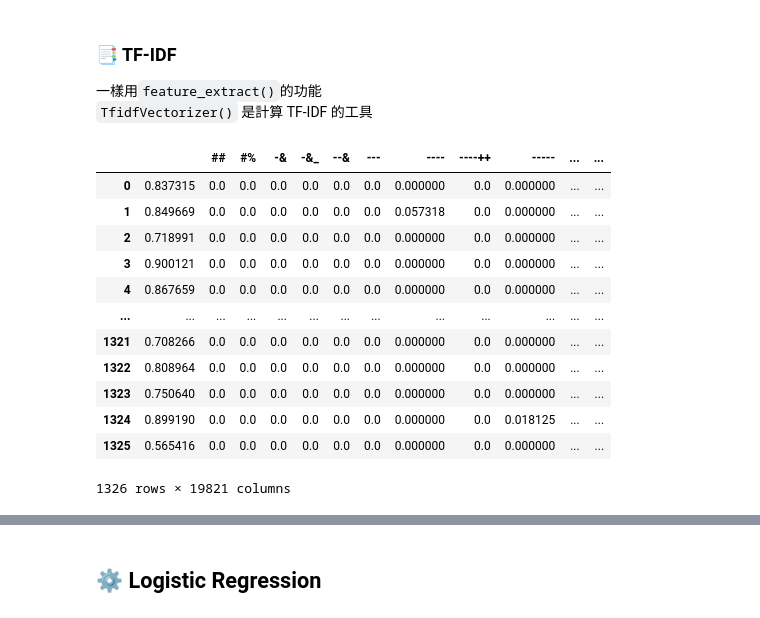
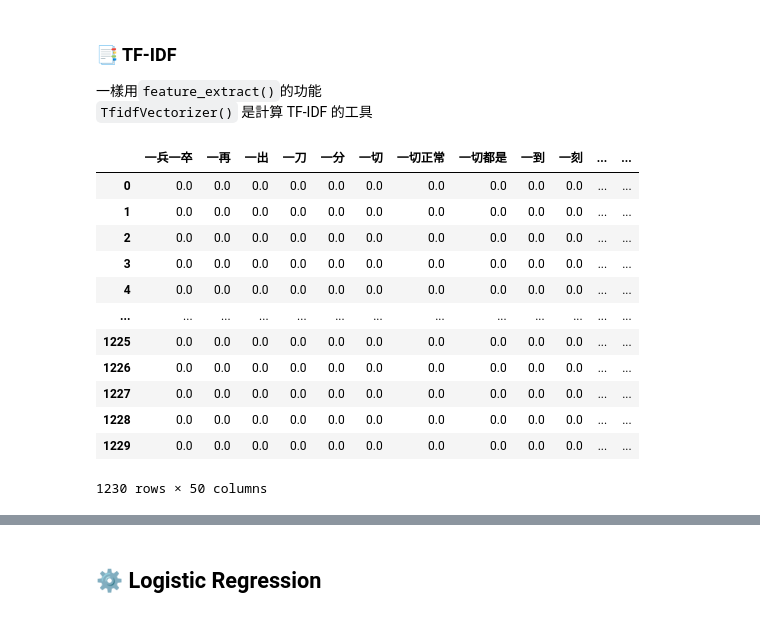
Before and after one commit to caijinghong1468/PTT-PolTrack, a Jupyter notebook: model.ipynb, the cells around one changed output, grey strips where cells are left out. Saved outputs shown, nothing was run; the diff lists cells and outputs as text; code cells hidden in the pictures.

```diff
--- a/model.ipynb
+++ b/model.ipynb
@@ -103,7 +55,7 @@ stopword_list = stopword.split("\n")
 df = pd.read_csv('./src/original_data.csv')
 new_word = open("./src/my_dict.txt", "r", encoding='UTF-8').read()
 jieba.load_userdict("./src/my_dict.txt")
-for text in df['內文']:
+for text in df['clean_text']:
   jieba_clean_result = []
   jieba_result = jieba.lcut(text)
   for token in jieba_result:
@@ -118,18 +70,18 @@ df_new.to_csv(file,index=False)
 `TfidfVectorizer()` 是計算 TF-IDF 的工具
 # %%
 tfidf_feature = feature_extract(df_new['jieba_clean_result'], TfidfVectorizer(tokenizer = segment))
-tfidf_feature
+tfidf_feature.iloc[: , 600:650]
 # %% [output]
-|  |  | ## | #% | -& | -&_ | --& | --- | ---- | ----++ | ----- | ... | ... |
-| 0 | 0.837315 | 0.0 | 0.0 | 0.0 | 0.0 | 0.0 | 0.0 | 0.000000 | 0.0 | 0.000000 | ... | ... |
-| 1 | 0.849669 | 0.0 | 0.0 | 0.0 | 0.0 | 0.0 | 0.0 | 0.057318 | 0.0 | 0.000000 | ... | ... |
-| 2 | 0.718991 | 0.0 | 0.0 | 0.0 | 0.0 | 0.0 | 0.0 | 0.000000 | 0.0 | 0.000000 | ... | ... |
-| 3 | 0.900121 | 0.0 | 0.0 | 0.0 | 0.0 | 0.0 | 0.0 | 0.000000 | 0.0 | 0.000000 | ... | ... |
-| 4 | 0.867659 | 0.0 | 0.0 | 0.0 | 0.0 | 0.0 | 0.0 | 0.000000 | 0.0 | 0.000000 | ... | ... |
+|  | 一兵一卒 | 一再 | 一出 | 一刀 | 一分 | 一切 | 一切正常 | 一切都是 | 一到 | 一刻 | ... | ... |
+| 0 | 0.0 | 0.0 | 0.0 | 0.0 | 0.0 | 0.0 | 0.0 | 0.0 | 0.0 | 0.0 | ... | ... |
+| 1 | 0.0 | 0.0 | 0.0 | 0.0 | 0.0 | 0.0 | 0.0 | 0.0 | 0.0 | 0.0 | ... | ... |
+| 2 | 0.0 | 0.0 | 0.0 | 0.0 | 0.0 | 0.0 | 0.0 | 0.0 | 0.0 | 0.0 | ... | ... |
+| 3 | 0.0 | 0.0 | 0.0 | 0.0 | 0.0 | 0.0 | 0.0 | 0.0 | 0.0 | 0.0 | ... | ... |
+| 4 | 0.0 | 0.0 | 0.0 | 0.0 | 0.0 | 0.0 | 0.0 | 0.0 | 0.0 | 0.0 | ... | ... |
 | ... | ... | ... | ... | ... | ... | ... | ... | ... | ... | ... | ... | ... |
-| 1321 | 0.708266 | 0.0 | 0.0 | 0.0 | 0.0 | 0.0 | 0.0 | 0.000000 | 0.0 | 0.000000 | ... | ... |
-| 1322 | 0.808964 | 0.0 | 0.0 | 0.0 | 0.0 | 0.0 | 0.0 | 0.000000 | 0.0 | 0.000000 | ... | ... |
-| 1323 | 0.750640 | 0.0 | 0.0 | 0.0 | 0.0 | 0.0 | 0.0 | 0.000000 | 0.0 | 0.000000 | ... | ... |
-| 1324 | 0.899190 | 0.0 | 0.0 | 0.0 | 0.0 | 0.0 | 0.0 | 0.000000 | 0.0 | 0.018125 | ... | ... |
-| 1325 | 0.565416 | 0.0 | 0.0 | 0.0 | 0.0 | 0.0 | 0.0 | 0.000000 | 0.0 | 0.000000 | ... | ... |
+| 1225 | 0.0 | 0.0 | 0.0 | 0.0 | 0.0 | 0.0 | 0.0 | 0.0 | 0.0 | 0.0 | ... | ... |
+| 1226 | 0.0 | 0.0 | 0.0 | 0.0 | 0.0 | 0.0 | 0.0 | 0.0 | 0.0 | 0.0 | ... | ... |
+| 1227 | 0.0 | 0.0 | 0.0 | 0.0 | 0.0 | 0.0 | 0.0 | 0.0 | 0.0 | 0.0 | ... | ... |
+| 1228 | 0.0 | 0.0 | 0.0 | 0.0 | 0.0 | 0.0 | 0.0 | 0.0 | 0.0 | 0.0 | ... | ... |
+| 1229 | 0.0 | 0.0 | 0.0 | 0.0 | 0.0 | 0.0 | 0.0 | 0.0 | 0.0 | 0.0 | ... | ... |
-1326 rows × 19821 columns
+1230 rows × 50 columns
```
Also changed, not shown: parts of 15 cells of this notebook, 3 other files.
